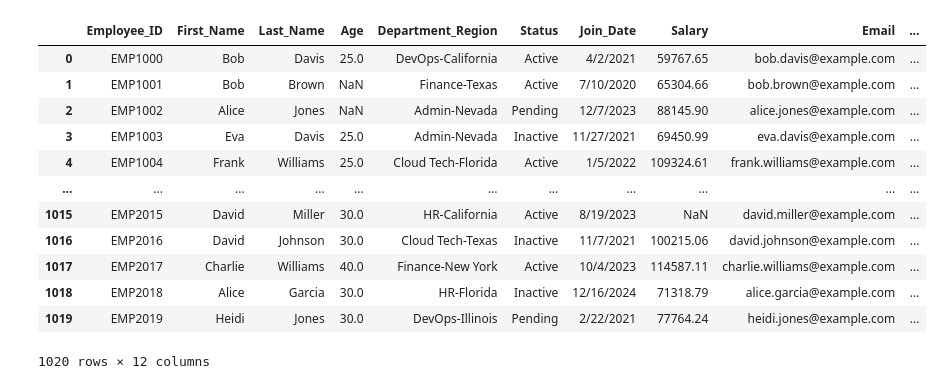
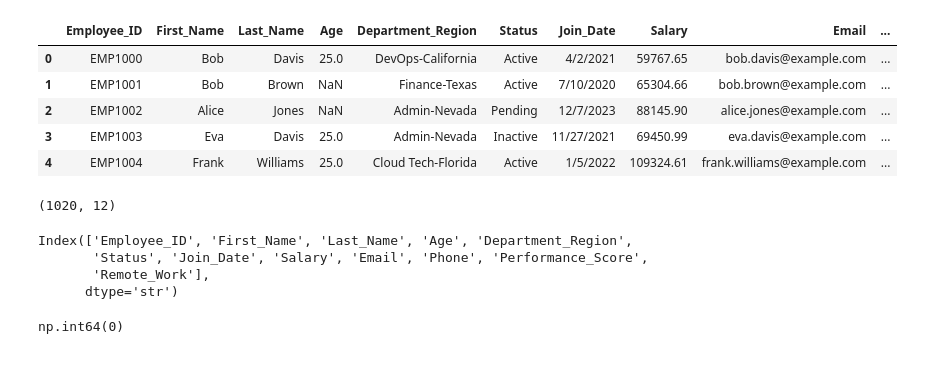
Before and after one commit to ZippoAI/Data_Cleaning, a Jupyter notebook: Employee-Dataset/Employee_Dataset.ipynb, the cells around one changed output. Cells and saved outputs as stored; diff of their text form; code cells hidden in the pictures.

Commit message:
cleaned_Employee_dataset

```diff
--- a/Employee-Dataset/Employee_Dataset.ipynb
+++ b/Employee-Dataset/Employee_Dataset.ipynb
@@ -7,18 +7,26 @@ import matplotlib.pyplot as plt
 # %%
 df = pd.read_csv(f'Messy_Employee_dataset.csv')
 # %%
-df
+df.head()
 # %% [output]
 |  | Employee_ID | First_Name | Last_Name | Age | Department_Region | Status | Join_Date | Salary | Email | ... |
 | 0 | EMP1000 | Bob | Davis | 25.0 | DevOps-California | Active | 4/2/2021 | 59767.65 | bob.davis@example.com | ... |
 | 1 | EMP1001 | Bob | Brown | NaN | Finance-Texas | Active | 7/10/2020 | 65304.66 | bob.brown@example.com | ... |
 | 2 | EMP1002 | Alice | Jones | NaN | Admin-Nevada | Pending | 12/7/2023 | 88145.90 | alice.jones@example.com | ... |
 | 3 | EMP1003 | Eva | Davis | 25.0 | Admin-Nevada | Inactive | 11/27/2021 | 69450.99 | eva.davis@example.com | ... |
 | 4 | EMP1004 | Frank | Williams | 25.0 | Cloud Tech-Florida | Active | 1/5/2022 | 109324.61 | frank.williams@example.com | ... |
-| ... | ... | ... | ... | ... | ... | ... | ... | ... | ... | ... |
-| 1015 | EMP2015 | David | Miller | 30.0 | HR-California | Active | 8/19/2023 | NaN | david.miller@example.com | ... |
-| 1016 | EMP2016 | David | Johnson | 30.0 | Cloud Tech-Texas | Inactive | 11/7/2021 | 100215.06 | david.johnson@example.com | ... |
-| 1017 | EMP2017 | Charlie | Williams | 40.0 | Finance-New York | Active | 10/4/2023 | 114587.11 | charlie.williams@example.com | ... |
-| 1018 | EMP2018 | Alice | Garcia | 30.0 | HR-Florida | Inactive | 12/16/2024 | 71318.79 | alice.garcia@example.com | ... |
-| 1019 | EMP2019 | Heidi | Jones | 30.0 | DevOps-Illinois | Pending | 2/22/2021 | 77764.24 | heidi.jones@example.com | ... |
-1020 rows × 12 columns
+# %%
+df.shape
+# %% [output]
+(1020, 12)
+# %%
+df.columns
+# %% [output]
+Index(['Employee_ID', 'First_Name', 'Last_Name', 'Age', 'Department_Region',
+       'Status', 'Join_Date', 'Salary', 'Email', 'Phone', 'Performance_Score',
+       'Remote_Work'],
+      dtype='str')
+# %%
+df.duplicated().sum()
+# %% [output]
+np.int64(0)
```
Also changed, not shown: parts of 33 cells of this notebook, 1 other file.
